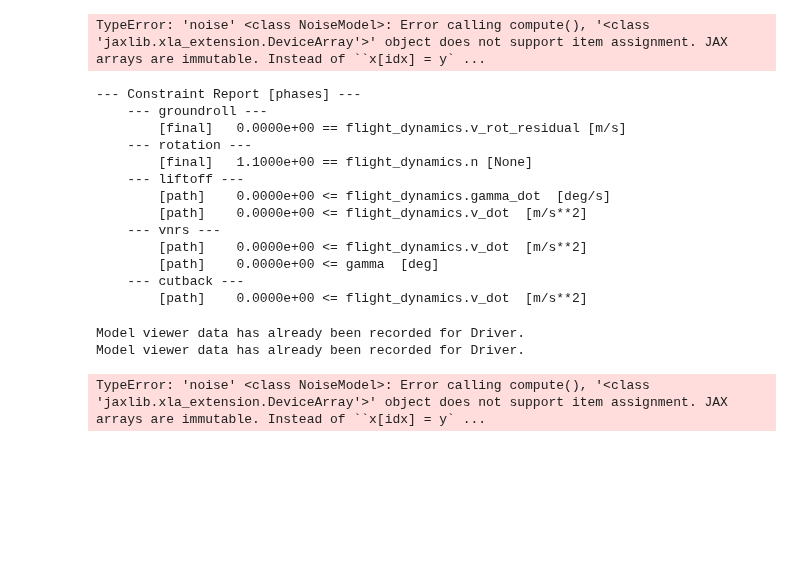
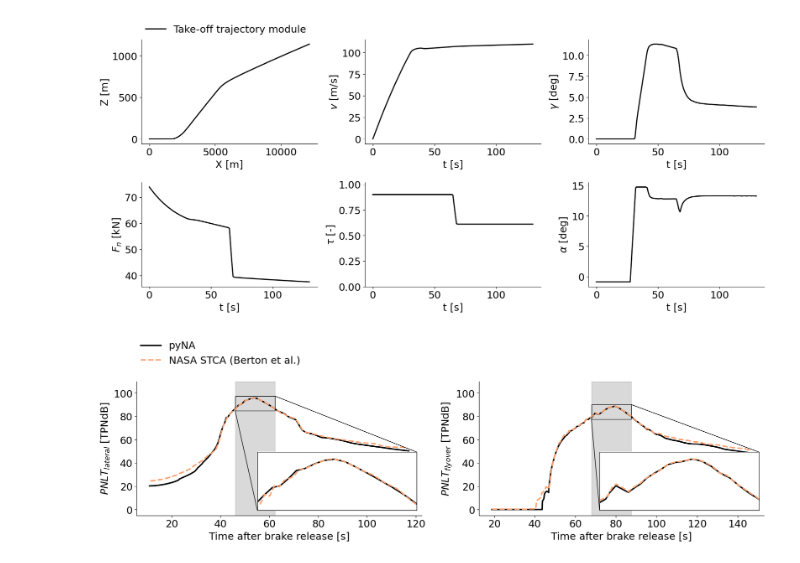
Before and after one commit to MIT-LAE/pyNA, a Jupyter notebook: pyNA/run/Trajectory.ipynb, the cells around one changed output. Cells and saved outputs as stored; diff of their text form; code cells hidden in the pictures; blank space fills up the shorter version.

Commit message:
Check noise model

```diff
--- a/pyNA/run/Trajectory.ipynb
+++ b/pyNA/run/Trajectory.ipynb
@@ -8,13 +9,16 @@ from IPython.core.display import display, HTML
 display(HTML("<style>.container { width:100% !important; }</style>"))
 # %%
 # Get NASA STCA trajectory from file
-py_stca = pyna()
+py_stca = pyna(all_sources=True, verification=True)
 py_stca.trajectory.connect()
 py_stca.noise.connect()
 py_stca.calculate_time_history()
-py_stca.plot_trajectory()
-# %% [output]
-TypeError: 'noise' <class NoiseModel>: Error calling compute(), '<class 'jaxlib.xla_extension.DeviceArray'>' object does not support item assignment. JAX arrays are immutable. Instead of ``x[idx] = y` ...
+# %%
+py_stca.plot_trajectory()
+py_stca.plot_noise_timeseries()
+# %% [output]
+[figure, added]
+[figure, added]
 # %%
 # Compute NASA STCA trajectory using take-off model
 z_cb = py_stca.problem.get_val('z')[np.where(py_stca.problem.get_val('tau') < 0.65)[0][0]]
@@ -45,20 +49,3 @@ py.trajectory.connect(model=model)
 py.noise.connect()
 py.calculate_trajectory(objective='time')
 py.plot_trajectory()
-# %% [output]
---- Constraint Report [phases] ---
-    --- groundroll ---
-        [final]   0.0000e+00 == flight_dynamics.v_rot_residual [m/s]
-    --- rotation ---
-        [final]   1.1000e+00 == flight_dynamics.n [None]
-    --- liftoff ---
-        [path]    0.0000e+00 <= flight_dynamics.gamma_dot  [deg/s]
-        [path]    0.0000e+00 <= flight_dynamics.v_dot  [m/s**2]
-    --- vnrs ---
-        [path]    0.0000e+00 <= flight_dynamics.v_dot  [m/s**2]
-        [path]    0.0000e+00 <= gamma  [deg]
-    --- cutback ---
-        [path]    0.0000e+00 <= flight_dynamics.v_dot  [m/s**2]
-Model viewer data has already been recorded for Driver.
-Model viewer data has already been recorded for Driver.
-TypeError: 'noise' <class NoiseModel>: Error calling compute(), '<class 'jaxlib.xla_extension.DeviceArray'>' object does not support item assignment. JAX arrays are immutable. Instead of ``x[idx] = y` ...
```
Also changed, not shown: parts of 3 cells of this notebook, 40 other files.
